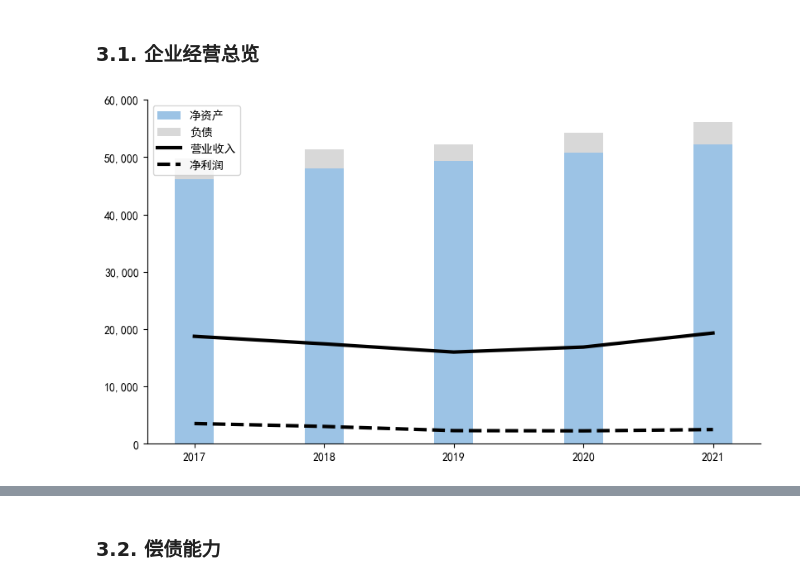
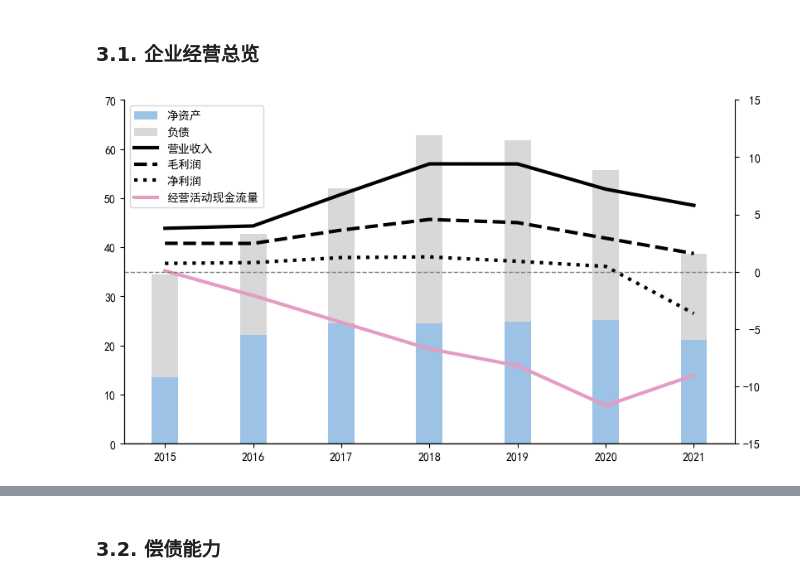
Before and after one commit to farcloudy/sheet, a Jupyter notebook: AutoGraphing.ipynb, the cells around one changed output, grey strips where cells are left out. Drawn from its saved outputs; the diff is of its cells as text; code cells hidden in the pictures.

```diff
--- a/AutoGraphing.ipynb
+++ b/AutoGraphing.ipynb
@@ -47,7 +58,7 @@ plt.rcParams['axes.spines.right'] = False
 ### 1.1. 写入个人配置
 # %%
 # 想要分析的上市公司代码
-ID = '603655'
+ID = '603117'
 
 # 在r后面的引号中写入报表文件所在目录
 path = r'E:/18082/Documents/9 CodeProjects/sheet'
@@ -59,7 +70,7 @@ cm = '#9cc3e5'
 # %%
 def rgb2hsb(rgb):   # 转为 HSB 色值
     rgb = (int(rgb[1:3], 16), int(rgb[3:5], 16), int(rgb[5:], 16))
-    hsv = colorsys.rgb_to_hsv(rgb[0] / 255, rgb[1] / 255, rgb[2] / 255)
+    hsv = colorsys.rgb_to_hsv(rgb[0] / 255  rgb[1] / 255, rgb[2] / 255)
     return hsv
 
 def hsb2rgb(h, s, b):   # 转回 RGB 色系
@@ -189,12 +200,8 @@ def GraphingI(list, ax, xlist, hor):
             line_list.append(i)
     bl = len(bar_list)
     # 2. 总宽度和宽度
-    if bl <= 1:
-        width = 0.5
-    elif bl <= 4:
-        width = (0.5 + (bl - 1)/10) / bl
-    else:
-        width = 0.8 / bl
+    width = (0.34 / (1 + math.exp(-bl + 3)) + 0.5) / bl
+
     # 3. 设置x 轴
     if hor and bl > 1:
         # 有多个横向的柱子
@@ -226,10 +233,14 @@ def Graphing(major_list, format='{:,}', unit=1, minor_list=[], xlist='', hor=Fal
     handles += major[0]
     labels += major[1]
     ax.margins(x=0.05)
+
     if 'ma_ylim_l' in minor_args.keys():
         ax.set_ylim(minor_args['ma_ylim_l'])
     if 'ma_ylim_u' in minor_args.keys():
         ax.set_ylim(top=minor_args['ma_ylim_u'])
+    if ax.get_ylim()[0] * ax.get_ylim()[1] < 0:
+        ax.axhline(color='black', lw=1)
+
     FormatTicks(ax, string=format, unit=unit)
     # 次坐标轴
     if len(minor_list) >= 1:
@@ -243,6 +254,9 @@ def Graphing(major_list, format='{:,}', unit=1, minor_list=[], xlist='', hor=Fal
             ax1.set_ylim(minor_args['mi_ylim_l'])
         if 'mi_ylim_u' in minor_args.keys():
             ax1.set_ylim(top=minor_args['mi_ylim_u'])
+        if ax1.get_ylim()[0] * ax1.get_ylim()[1] < 0:
+            ax1.axhline(color='gray', lw=1, ls='--')
+
         if 'minor_f' not in minor_args.keys():
             minor_args['minor_f'] = '{:,}'
         if 'minor_u' not in minor_args.keys():
@@ -259,12 +273,14 @@ def Graphing(major_list, format='{:,}', unit=1, minor_list=[], xlist='', hor=Fal
 # %%
 major_list = [
     Bar(TheSheet.loc[:, '所有者权益合计'], label='净资产', color=cm),
-    Bar(TheSheet.loc[:, '负债合计'], TheSheet.loc[:, '所有者权益合计'], gray, '负债'),
-    Line(TheSheet.loc[:, '营业总收入'], black, '营业收入'),
-    Line(TheSheet.loc[:, '净利润'], black, '净利润', ls='--')
+    Bar(TheSheet.loc[:, '负债合计'], TheSheet.loc[:, '所有者权益合计'], gray, '负债')
 ]
 minor_list = [
+    Line(TheSheet.loc[:, '营业总收入'], black, '营业收入'),
+    Line(TheSheet.loc[:, '营业总收入'] - TheSheet.loc[:, '营业成本'], black, '毛利润', ls='--'),
+    Line(TheSheet.loc[:, '净利润'], black, '净利润', ls=':'),
+    Line(TheSheet.loc[:, '经营活动产生的现金流量净额'], neighborcolor(cm, 3)[1], '经营活动现金流量')
 ]
-Graphing(major_list, unit=1e4, minor_list=minor_list, xlist=xxx, minor_u=1e4, save=path_img + '/1-1')
+Graphing(major_list, unit=1e8, minor_list=minor_list, xlist=xxx, minor_u=1e8, save=path_img + '/1-1', minor_f='{: >3,}')
 # %% [output]
-[figure, old version]
+[figure, new version]
```
Also changed, not shown: parts of 11 cells of this notebook.
